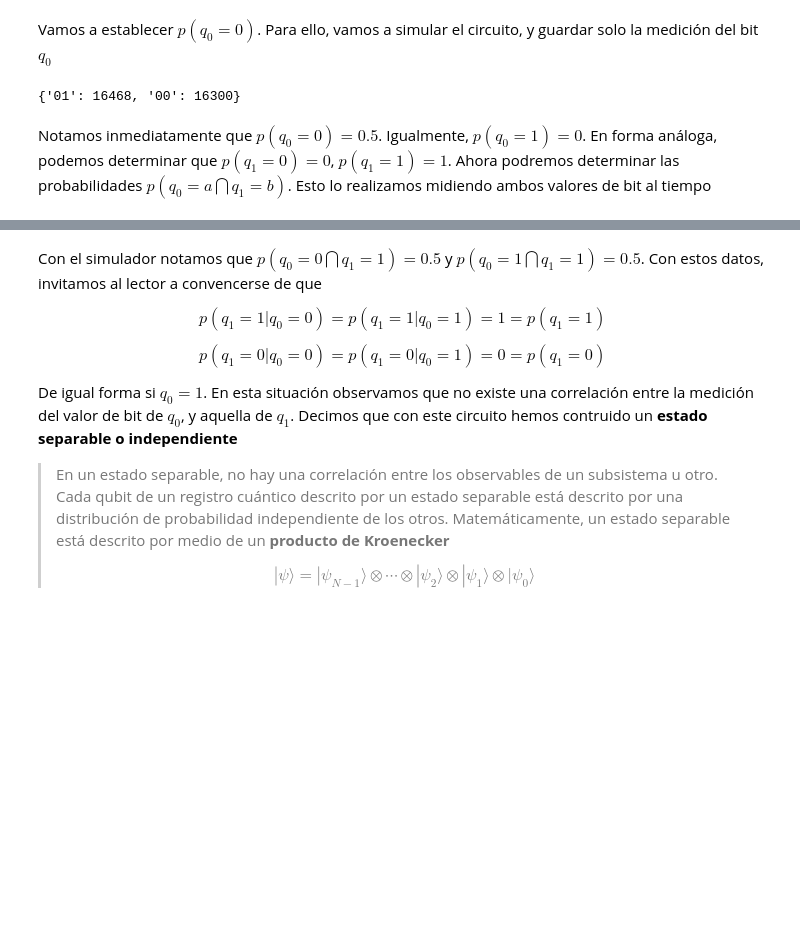
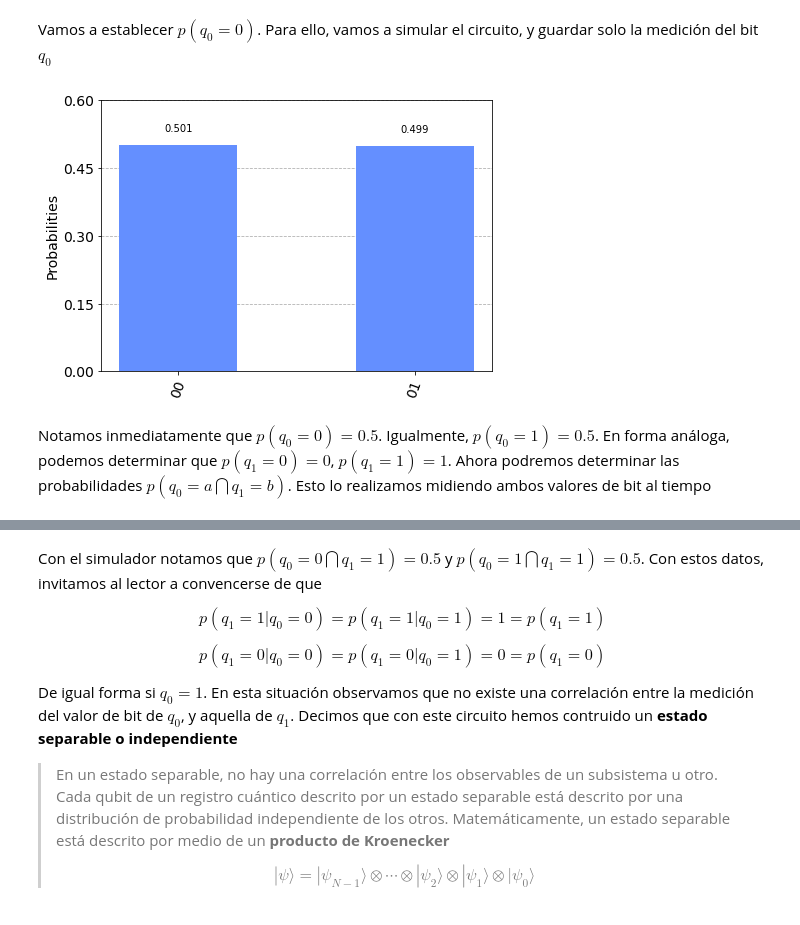
Before and after one commit to QC-FEM/QC-CrashCourse, a Jupyter notebook: Lec_2_Multiqubits/Lec_2_Multiqubits.ipynb, the cells around one changed output, grey strips where cells are left out. Saved outputs shown, nothing was run; the diff lists cells and outputs as text; code cells hidden in the pictures; blank space fills up the shorter version.

```diff
--- a/Lec_2_Multiqubits/Lec_2_Multiqubits.ipynb
+++ b/Lec_2_Multiqubits/Lec_2_Multiqubits.ipynb
@@ -87,12 +93,12 @@ Vamos a establecer $p(q_0 = 0)$. Para ello, vamos a simular el circuito, y guard
 # %%
 qasm_sim = BasicAer.get_backend('qasm_simulator')
 QC_indep.measure(q[0],r[0])
 counts = execute(QC_indep,qasm_sim,shots=1<<15).result().get_counts()
-print(counts)
+plot_histogram(counts)
 # %% [output]
-{'01': 16468, '00': 16300}
+[figure, added]
 # %% [markdown]
-Notamos inmediatamente que $p(q_0 = 0) = 0.5$. Igualmente, $p(q_0 = 1) = 0$. En forma análoga, podemos determinar que $p(q_1 = 0) = 0$, $p(q_1 = 1) = 1$. Ahora podremos determinar las probabilidades $p(q_0 = a \bigcap q_1 = b)$. Esto lo realizamos midiendo ambos valores de bit al tiempo
+Notamos inmediatamente que $p(q_0 = 0) = 0.5$. Igualmente, $p(q_0 = 1) = 0.5$. En forma análoga, podemos determinar que $p(q_1 = 0) = 0$, $p(q_1 = 1) = 1$. Ahora podremos determinar las probabilidades $p(q_0 = a \bigcap q_1 = b)$. Esto lo realizamos midiendo ambos valores de bit al tiempo
 # %%
 ## Ejecutamos el circuito
 qasm_sim = BasicAer.get_backend('qasm_simulator')
```
Also changed, not shown: parts of 35 cells of this notebook, 1 other file.
